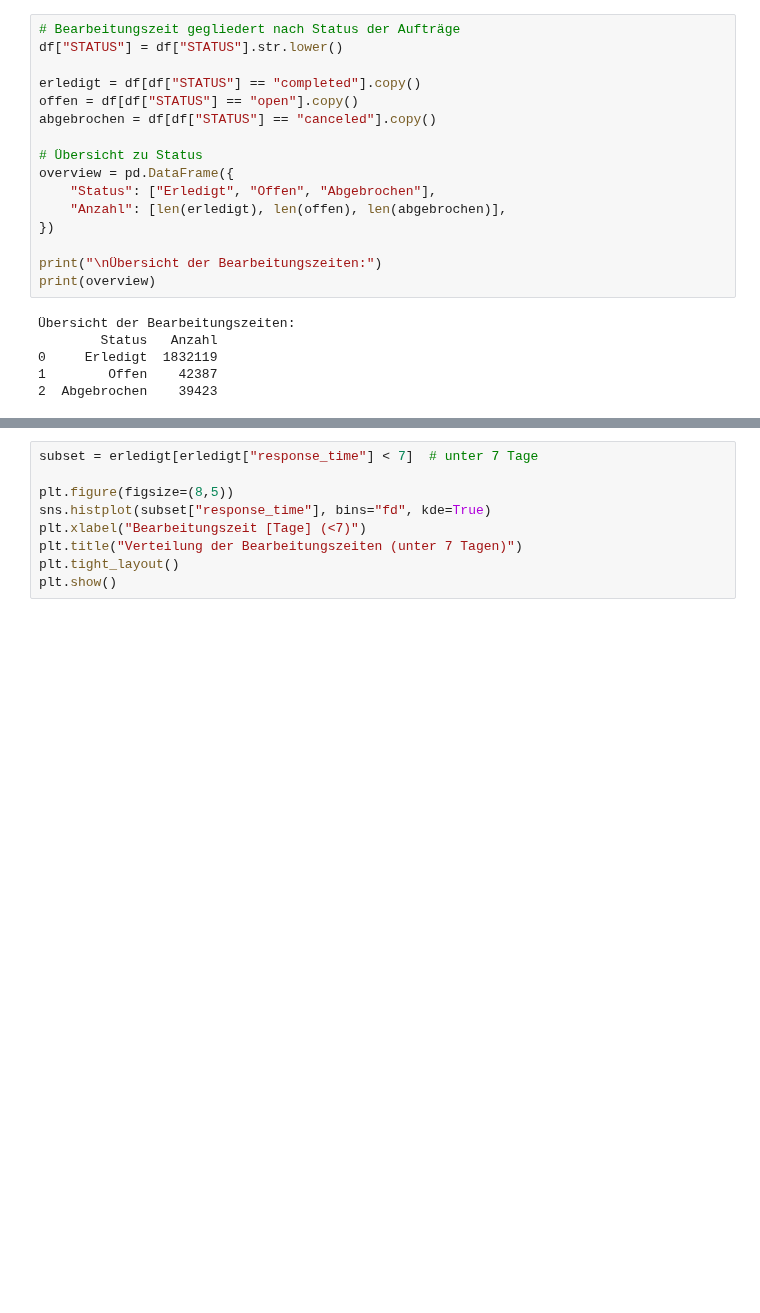
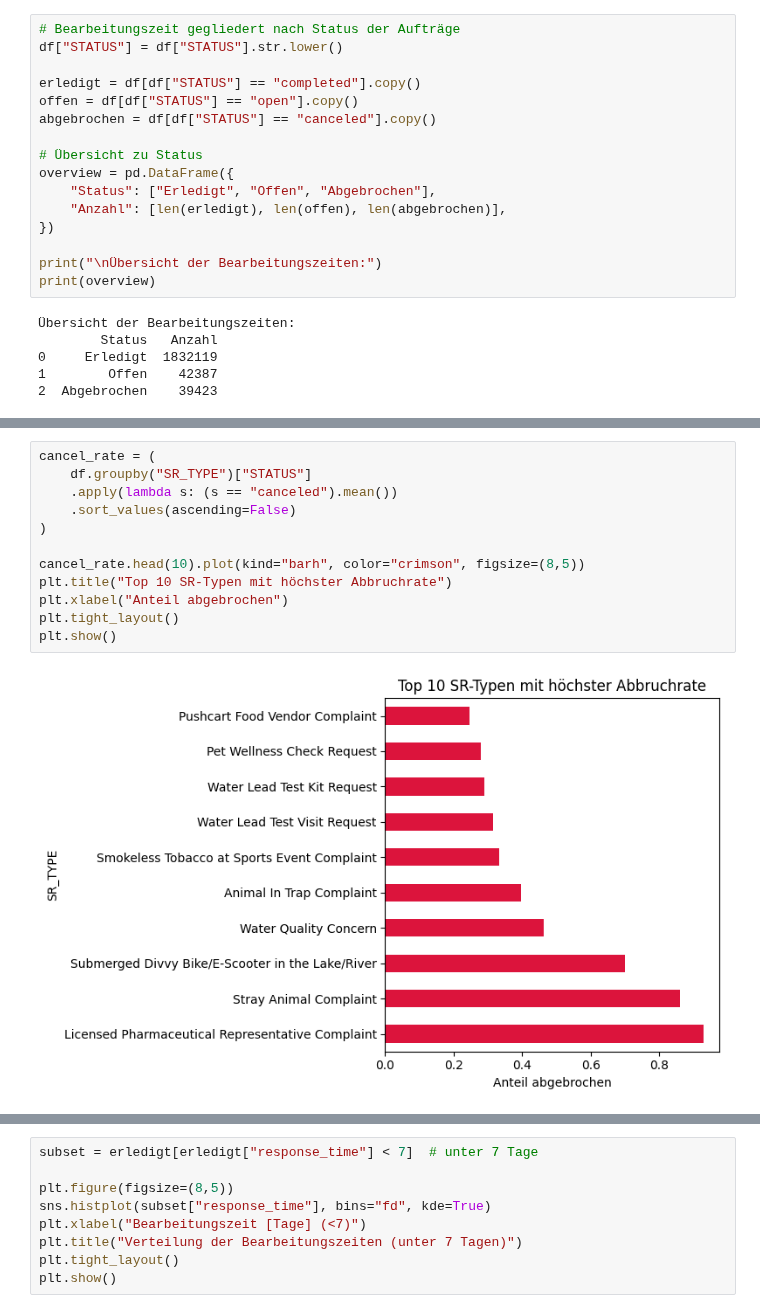
Before and after one commit to Ameowsle/Statistic-Macher, a Jupyter notebook: VL_3_Projekt.ipynb, the cells around one changed output, grey strips where cells are left out. Cells and saved outputs as stored; diff of their text form; blank space fills up the shorter version.

```diff
--- a/VL_3_Projekt.ipynb
+++ b/VL_3_Projekt.ipynb
@@ -73,0 +111,14 @@ Verteilung der Bearbeitungszeiten (Histrogramm, ECDF, Boxplot)
+# %%
+cancel_rate = (
+    df.groupby("SR_TYPE")["STATUS"]
+    .apply(lambda s: (s == "canceled").mean())
+    .sort_values(ascending=False)
+)
+
+cancel_rate.head(10).plot(kind="barh", color="crimson", figsize=(8,5))
+plt.title("Top 10 SR-Typen mit höchster Abbruchrate")
+plt.xlabel("Anteil abgebrochen")
+plt.tight_layout()
+plt.show()
+# %% [output]
+[figure, added]
```
Also changed, not shown: parts of 15 cells of this notebook.
